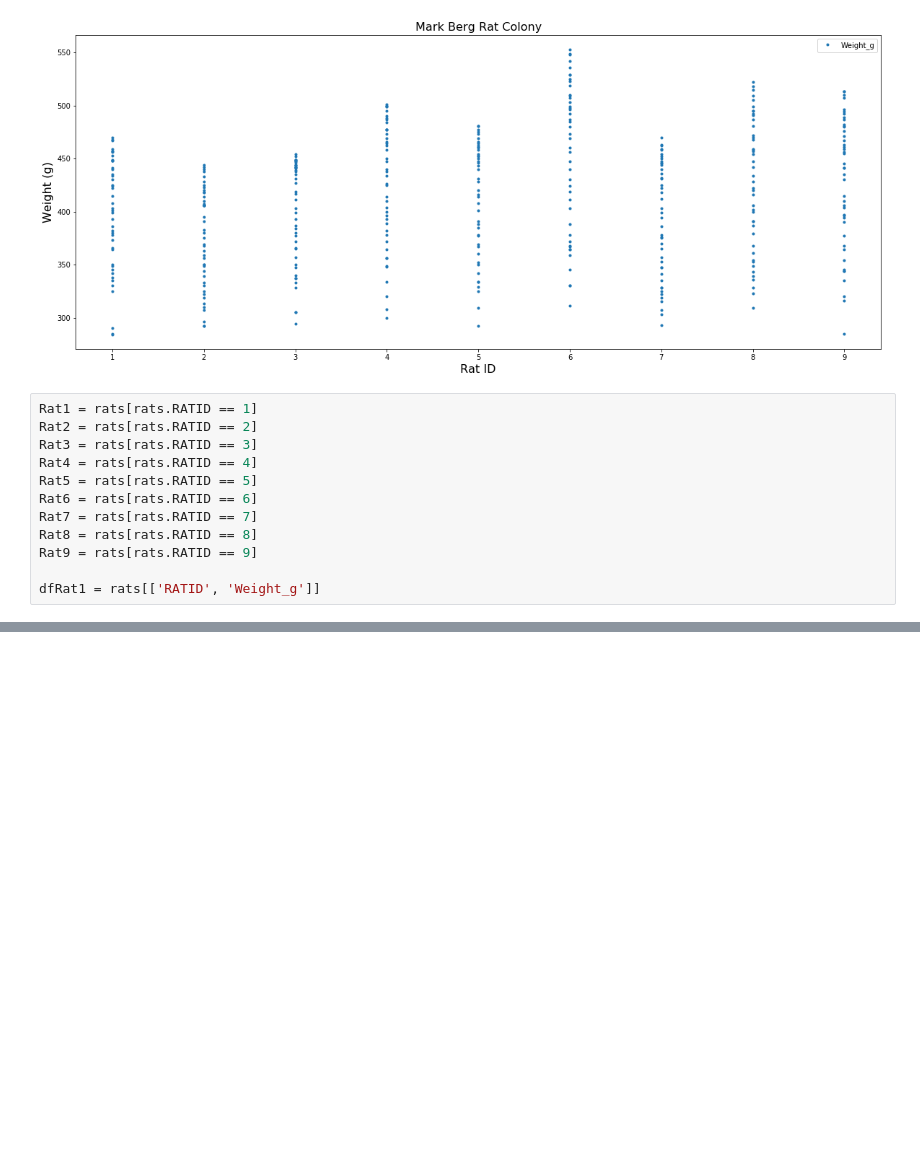
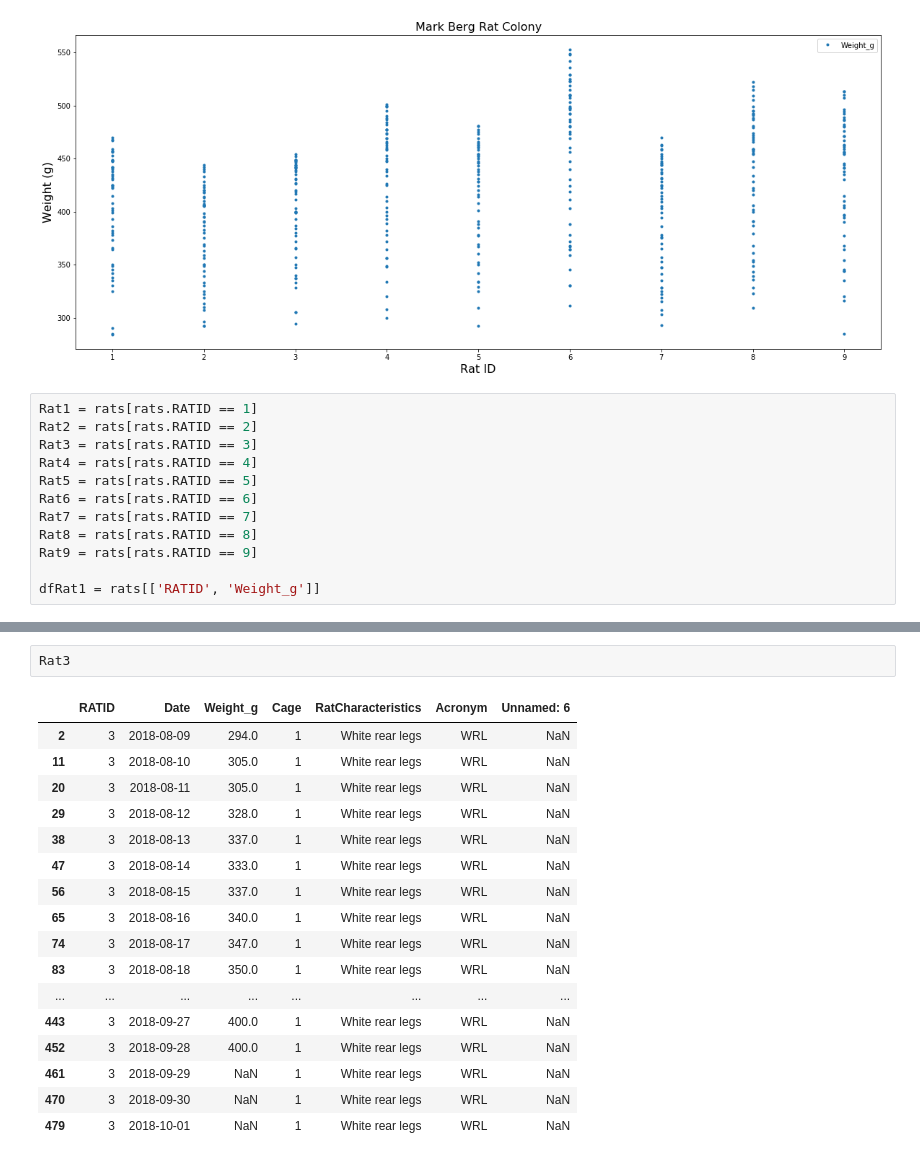
Before and after one commit to MelissaLaurino/MarkBergRatColony, a Jupyter notebook: MarkBerg_RatColony.ipynb, the cells around one changed output, grey strips where cells are left out. Cells and saved outputs as stored; diff of their text form; blank space fills up the shorter version.

```diff
--- a/MarkBerg_RatColony.ipynb
+++ b/MarkBerg_RatColony.ipynb
@@ -200,3 +240,23 @@ plt.show()
+# %%
+Rat3
+# %% [output]
+|  | RATID | Date | Weight_g | Cage | RatCharacteristics | Acronym | Unnamed: 6 |
+| 2 | 3 | 2018-08-09 | 294.0 | 1 | White rear legs | WRL | NaN |
+| 11 | 3 | 2018-08-10 | 305.0 | 1 | White rear legs | WRL | NaN |
+| 20 | 3 | 2018-08-11 | 305.0 | 1 | White rear legs | WRL | NaN |
+| 29 | 3 | 2018-08-12 | 328.0 | 1 | White rear legs | WRL | NaN |
+| 38 | 3 | 2018-08-13 | 337.0 | 1 | White rear legs | WRL | NaN |
+| 47 | 3 | 2018-08-14 | 333.0 | 1 | White rear legs | WRL | NaN |
+| 56 | 3 | 2018-08-15 | 337.0 | 1 | White rear legs | WRL | NaN |
+| 65 | 3 | 2018-08-16 | 340.0 | 1 | White rear legs | WRL | NaN |
+| 74 | 3 | 2018-08-17 | 347.0 | 1 | White rear legs | WRL | NaN |
+| 83 | 3 | 2018-08-18 | 350.0 | 1 | White rear legs | WRL | NaN |
+| ... | ... | ... | ... | ... | ... | ... | ... |
+| 443 | 3 | 2018-09-27 | 400.0 | 1 | White rear legs | WRL | NaN |
+| 452 | 3 | 2018-09-28 | 400.0 | 1 | White rear legs | WRL | NaN |
+| 461 | 3 | 2018-09-29 | NaN | 1 | White rear legs | WRL | NaN |
+| 470 | 3 | 2018-09-30 | NaN | 1 | White rear legs | WRL | NaN |
+| 479 | 3 | 2018-10-01 | NaN | 1 | White rear legs | WRL | NaN |
 # %%
 plt.figure(figsize=(20,8))
 plt.plot(Rat3.Date, Rat3.Weight_g, "g-", label='Rat 3 - WRL',linewidth= 4,markersize=5, alpha=.50)
```
Also changed, not shown: parts of 18 cells of this notebook, 1 other file.
